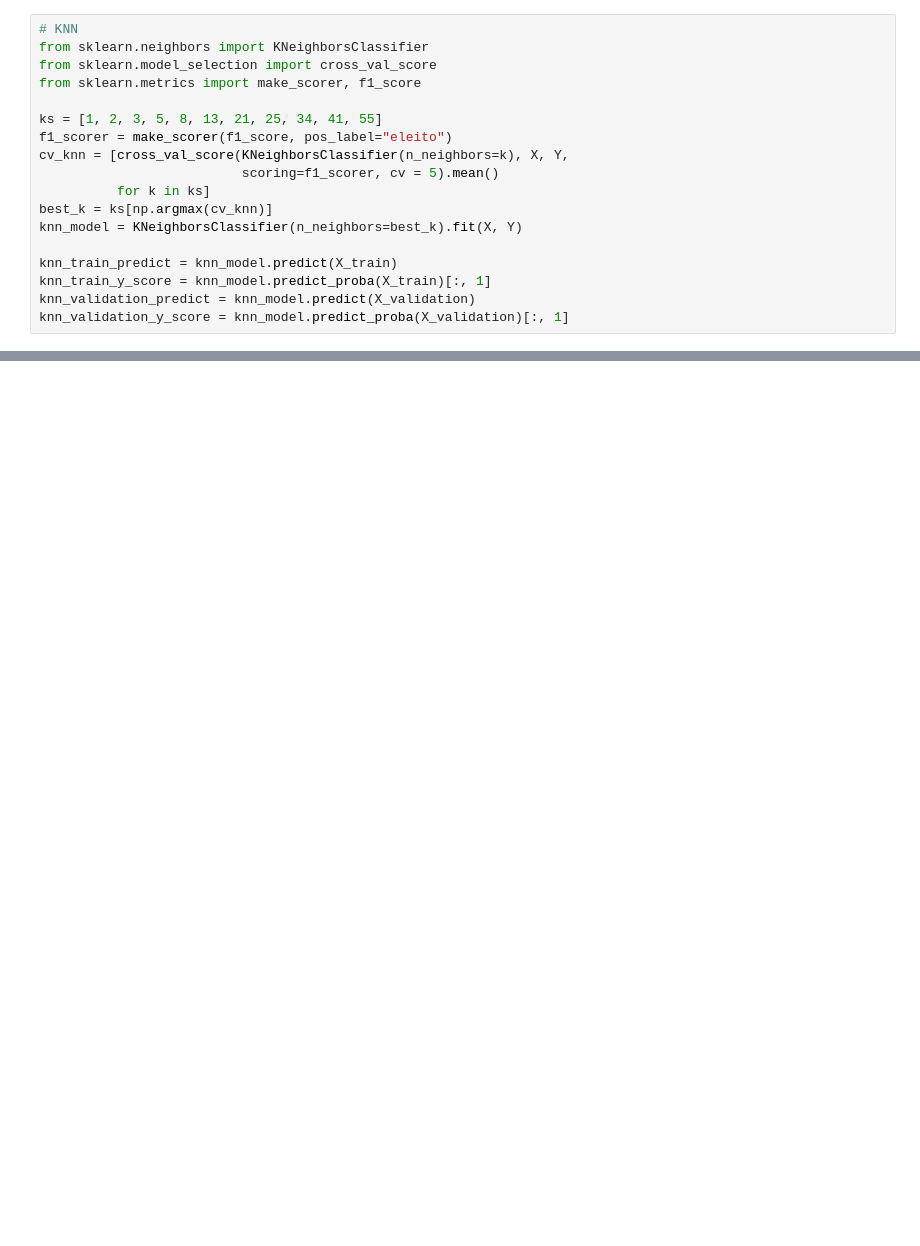
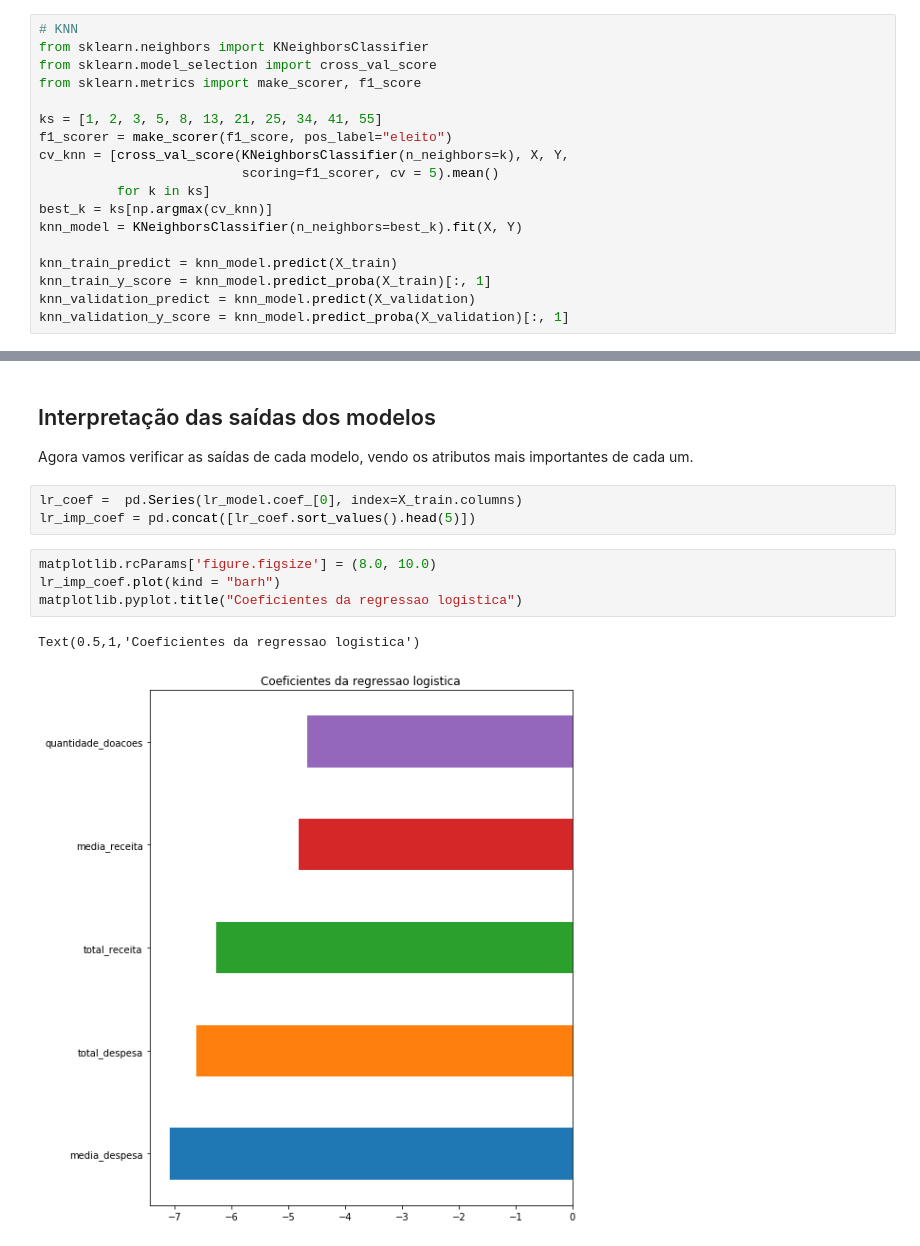
Before and after one commit to orionwinter/machine-learning, a Jupyter notebook: classificacao/Previsão de Eleição dos Deputados.ipynb, the cells around one changed output, grey strips where cells are left out. Cells and saved outputs as stored; diff of their text form; blank space fills up the shorter version.

```diff
--- a/classificacao/Previsão de Eleição dos Deputados.ipynb
+++ b/classificacao/Previsão de Eleição dos Deputados.ipynb
@@ -177,0 +254,14 @@ print (knn_validation_precision, knn_validation_recall, knn_validation_auc_roc)
+# %% [markdown]
+## Interpretação das saídas dos modelos
+
+Agora vamos verificar as saídas de cada modelo, vendo os atributos mais importantes de cada um.
+# %%
+lr_coef =  pd.Series(lr_model.coef_[0], index=X_train.columns)
+lr_imp_coef = pd.concat([lr_coef.sort_values().head(5)])
+# %%
+matplotlib.rcParams['figure.figsize'] = (8.0, 10.0)
+lr_imp_coef.plot(kind = "barh")
+matplotlib.pyplot.title("Coeficientes da regressao logistica")
+# %% [output]
+Text(0.5,1,'Coeficientes da regressao logistica')
+[figure, added]
```
Also changed, not shown: parts of 28 cells of this notebook.
